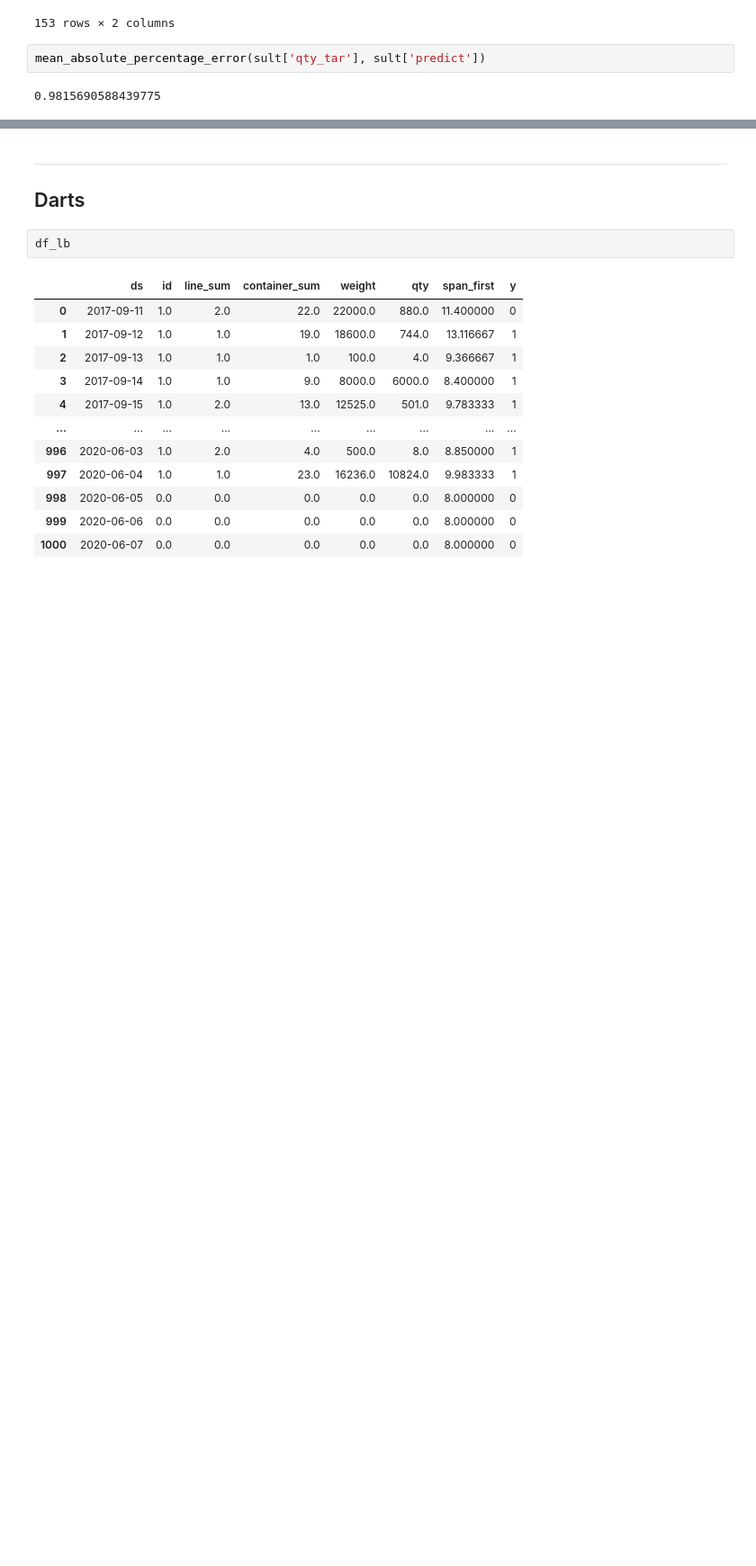
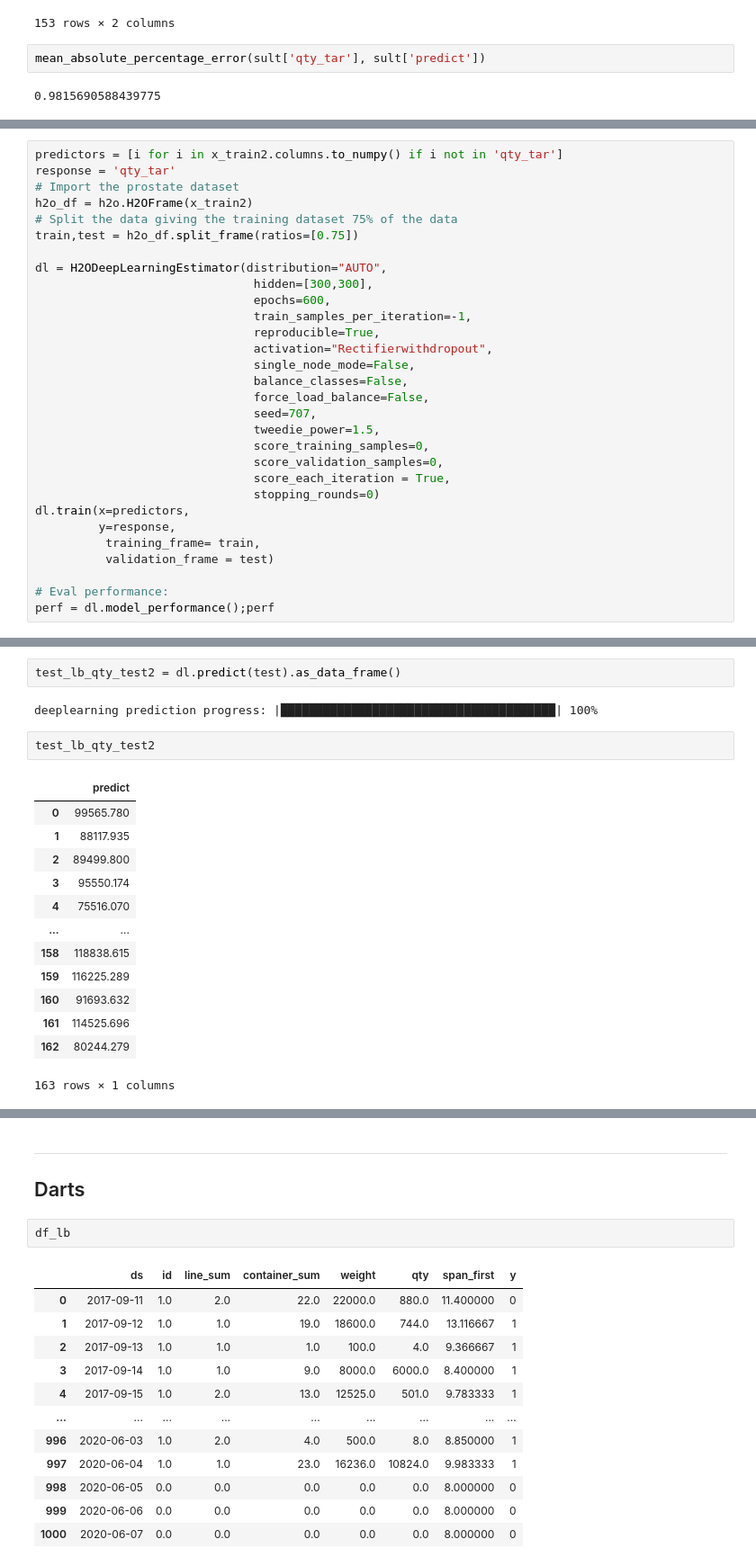
Before and after one commit to fyenne/play3_timeseries, a Jupyter notebook: hpi_out.ipynb, the cells around one changed output, grey strips where cells are left out. Shown at 90% size. Saved outputs shown, nothing was run; the diff lists cells and outputs as text; blank space fills up the shorter version.

```diff
--- a/hpi_out.ipynb
+++ b/hpi_out.ipynb
@@ -667,0 +629,30 @@ mean_absolute_percentage_error(sult['qty_tar'], sult['predict'])
+# %%
+predictors = [i for i in x_train2.columns.to_numpy() if i not in 'qty_tar']
+response = 'qty_tar'
+# Import the prostate dataset
+h2o_df = h2o.H2OFrame(x_train2)
+# Split the data giving the training dataset 75% of the data
+train,test = h2o_df.split_frame(ratios=[0.75])
+
+dl = H2ODeepLearningEstimator(distribution="AUTO",
+                               hidden=[300,300],
+                               epochs=600,
+                               train_samples_per_iteration=-1,
+                               reproducible=True,
+                               activation="Rectifierwithdropout",
+                               single_node_mode=False,
+                               balance_classes=False,
+                               force_load_balance=False,
+                               seed=707,
+                               tweedie_power=1.5,
+                               score_training_samples=0,
+                               score_validation_samples=0,
+                               score_each_iteration = True,
+                               stopping_rounds=0)
+dl.train(x=predictors,
+         y=response,
+          training_frame= train,
+          validation_frame = test)
+
+# Eval performance:
+perf = dl.model_performance();perf
@@ -667,0 +675,20 @@ mean_absolute_percentage_error(sult['qty_tar'], sult['predict'])
+# %%
+test_lb_qty_test2 = dl.predict(test).as_data_frame()
+# %% [output]
+deeplearning prediction progress: |███████████████████████████████████████| 100%
+# %%
+test_lb_qty_test2
+# %% [output]
+|  | predict |
+| 0 | 99565.780 |
+| 1 | 88117.935 |
+| 2 | 89499.800 |
+| 3 | 95550.174 |
+| 4 | 75516.070 |
+| ... | ... |
+| 158 | 118838.615 |
+| 159 | 116225.289 |
+| 160 | 91693.632 |
+| 161 | 114525.696 |
+| 162 | 80244.279 |
+163 rows × 1 columns
```
Also changed, not shown: parts of 10 cells of this notebook.
